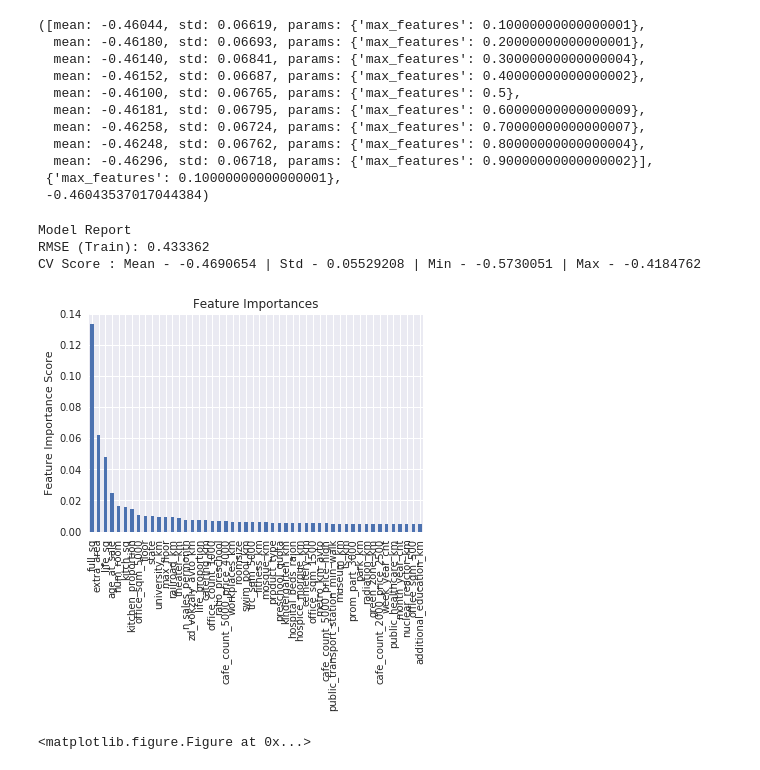
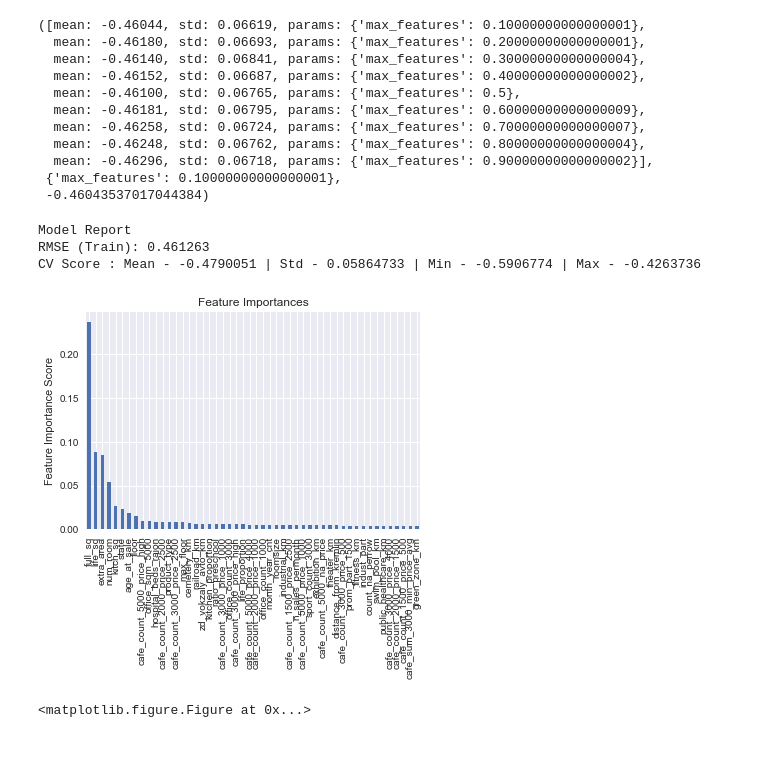
Before and after one commit to JCreeks/SyberbankHousingPrice, a Jupyter notebook: GBM_ParaTuning.ipynb, the cells around one changed output. Drawn from its saved outputs; the diff is of its cells as text; code cells hidden in the pictures.

```diff
--- a/GBM_ParaTuning.ipynb
+++ b/GBM_ParaTuning.ipynb
@@ -229,13 +229,17 @@ gsearch.grid_scores_, gsearch.best_params_, gsearch.best_score_
  {'max_features': 0.10000000000000001},
  -0.46043537017044384)
 # %%
-GBMreg=GradientBoostingRegressor(learning_rate=0.05, n_estimators=500,min_samples_leaf=70,
+GBMreg=GradientBoostingRegressor(learning_rate=0.01, n_estimators=500,min_samples_leaf=70,
                         min_samples_split=200, max_features=.1,max_depth=6,subsample=0.85,random_state=10)
 modelfitGBM(GBMreg, X_train, predictors, target, CVMetrics=RMSLE, outputMetrics=RMSLE_)
+#GBMreg=GradientBoostingRegressor(learning_rate=0.02, n_estimators=500,min_samples_leaf=70,
+#min_samples_split=200, max_features=.1,max_depth=6,subsample=0.85,random_state=10), CV Score 0.473594
+# GBMreg=GradientBoostingRegressor(learning_rate=0.01, n_estimators=500,min_samples_leaf=70,
+# min_samples_split=200, max_features=.1,max_depth=6,subsample=0.85,random_state=10) CV Score : Mean - -0.4790051
 # %% [output]
 Model Report
-RMSE (Train): 0.433362
-CV Score : Mean - -0.4690654 | Std - 0.05529208 | Min - -0.5730051 | Max - -0.4184762
+RMSE (Train): 0.461263
+CV Score : Mean - -0.4790051 | Std - 0.05864733 | Min - -0.5906774 | Max - -0.4263736
-[figure, old version]
+[figure, new version]
 <matplotlib.figure.Figure at 0x...>
 # %%
```
Also changed, not shown: parts of 2 cells of this notebook, 3 other files.
